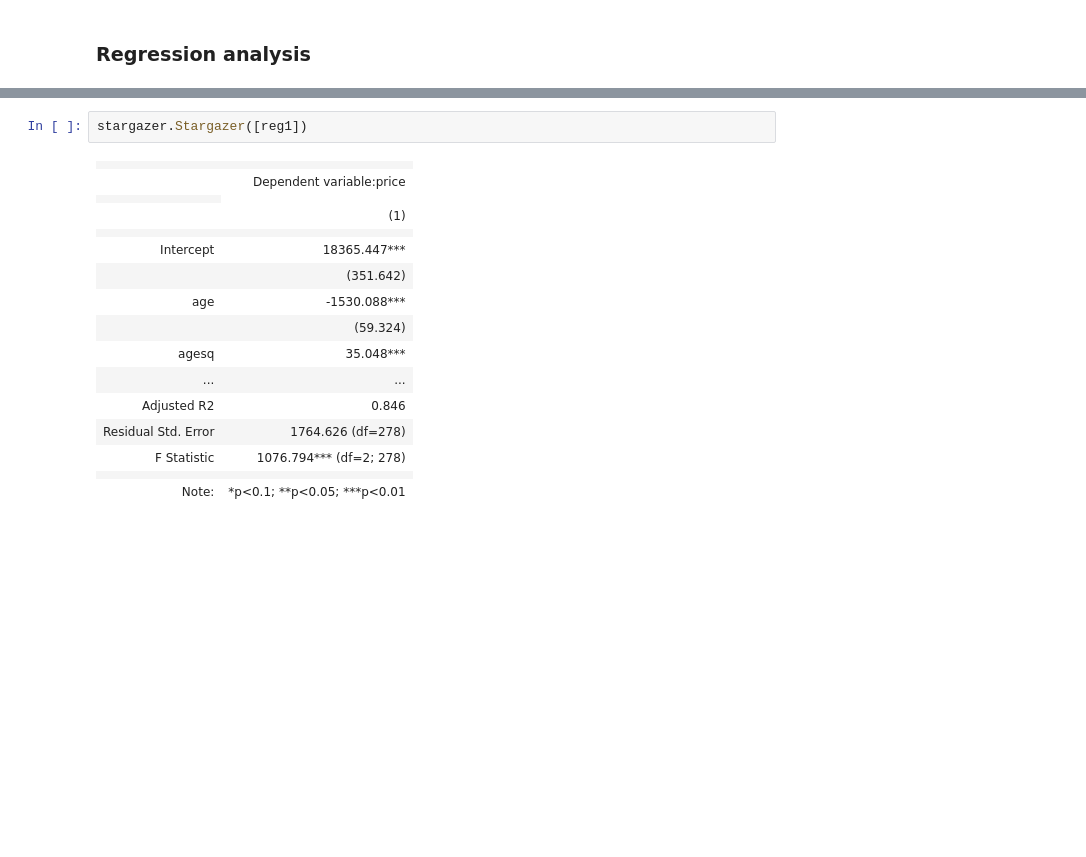
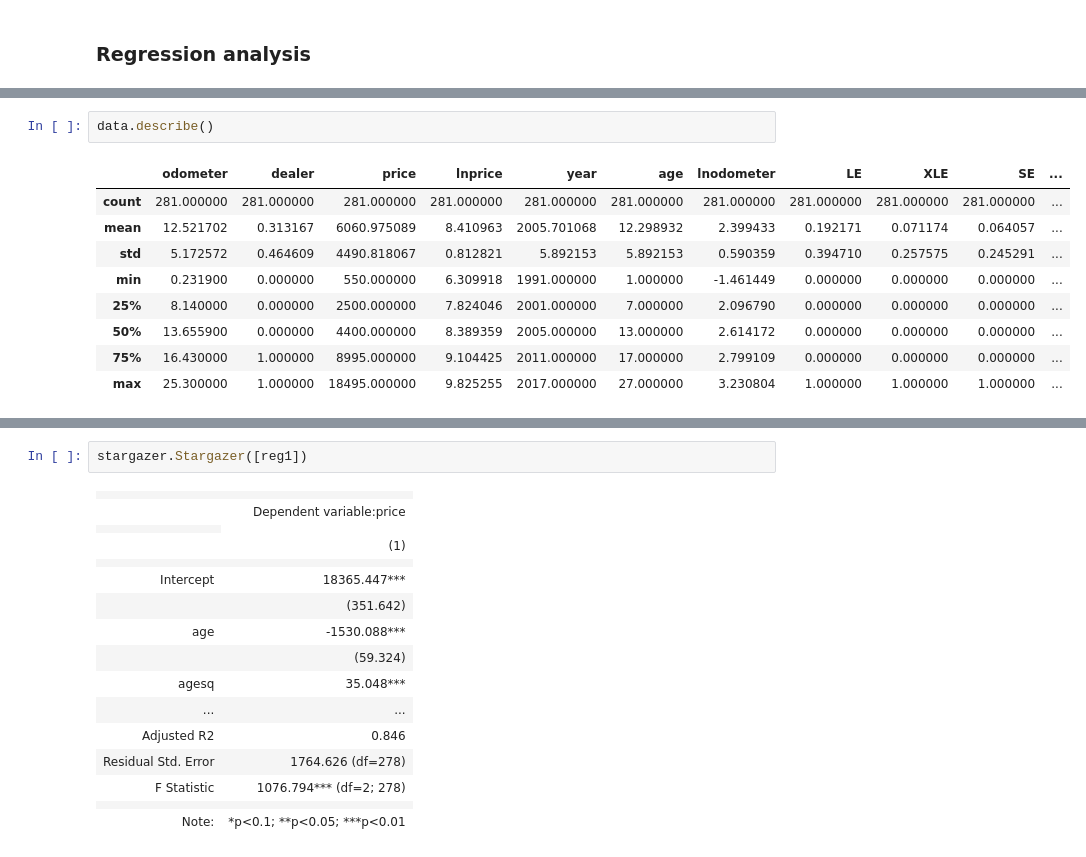
Before and after one commit to gabors-data-analysis/da_case_studies, a Jupyter notebook: ch13-used-cars-reg/ch13_used-cars.ipynb, the cells around one changed output, grey strips where cells are left out. Drawn from its saved outputs; the diff is of its cells as text; blank space fills up the shorter version.

```diff
--- a/ch13-used-cars-reg/ch13_used-cars.ipynb
+++ b/ch13-used-cars-reg/ch13_used-cars.ipynb
@@ -287,3 +297,15 @@ ggplot(data, aes(x="age", y="price")) + geom_point(
+# %%
+data.describe()
+# %% [output]
+|  | odometer | dealer | price | lnprice | year | age | lnodometer | LE | XLE | SE | ... |
+| count | 281.000000 | 281.000000 | 281.000000 | 281.000000 | 281.000000 | 281.000000 | 281.000000 | 281.000000 | 281.000000 | 281.000000 | ... |
+| mean | 12.521702 | 0.313167 | 6060.975089 | 8.410963 | 2005.701068 | 12.298932 | 2.399433 | 0.192171 | 0.071174 | 0.064057 | ... |
+| std | 5.172572 | 0.464609 | 4490.818067 | 0.812821 | 5.892153 | 5.892153 | 0.590359 | 0.394710 | 0.257575 | 0.245291 | ... |
+| min | 0.231900 | 0.000000 | 550.000000 | 6.309918 | 1991.000000 | 1.000000 | -1.461449 | 0.000000 | 0.000000 | 0.000000 | ... |
+| 25% | 8.140000 | 0.000000 | 2500.000000 | 7.824046 | 2001.000000 | 7.000000 | 2.096790 | 0.000000 | 0.000000 | 0.000000 | ... |
+| 50% | 13.655900 | 0.000000 | 4400.000000 | 8.389359 | 2005.000000 | 13.000000 | 2.614172 | 0.000000 | 0.000000 | 0.000000 | ... |
+| 75% | 16.430000 | 1.000000 | 8995.000000 | 9.104425 | 2011.000000 | 17.000000 | 2.799109 | 0.000000 | 0.000000 | 0.000000 | ... |
+| max | 25.300000 | 1.000000 | 18495.000000 | 9.825255 | 2017.000000 | 27.000000 | 3.230804 | 1.000000 | 1.000000 | 1.000000 | ... |
 # %%
 ###################################
 # Linear regressions
```
Also changed, not shown: parts of 28 cells of this notebook.
